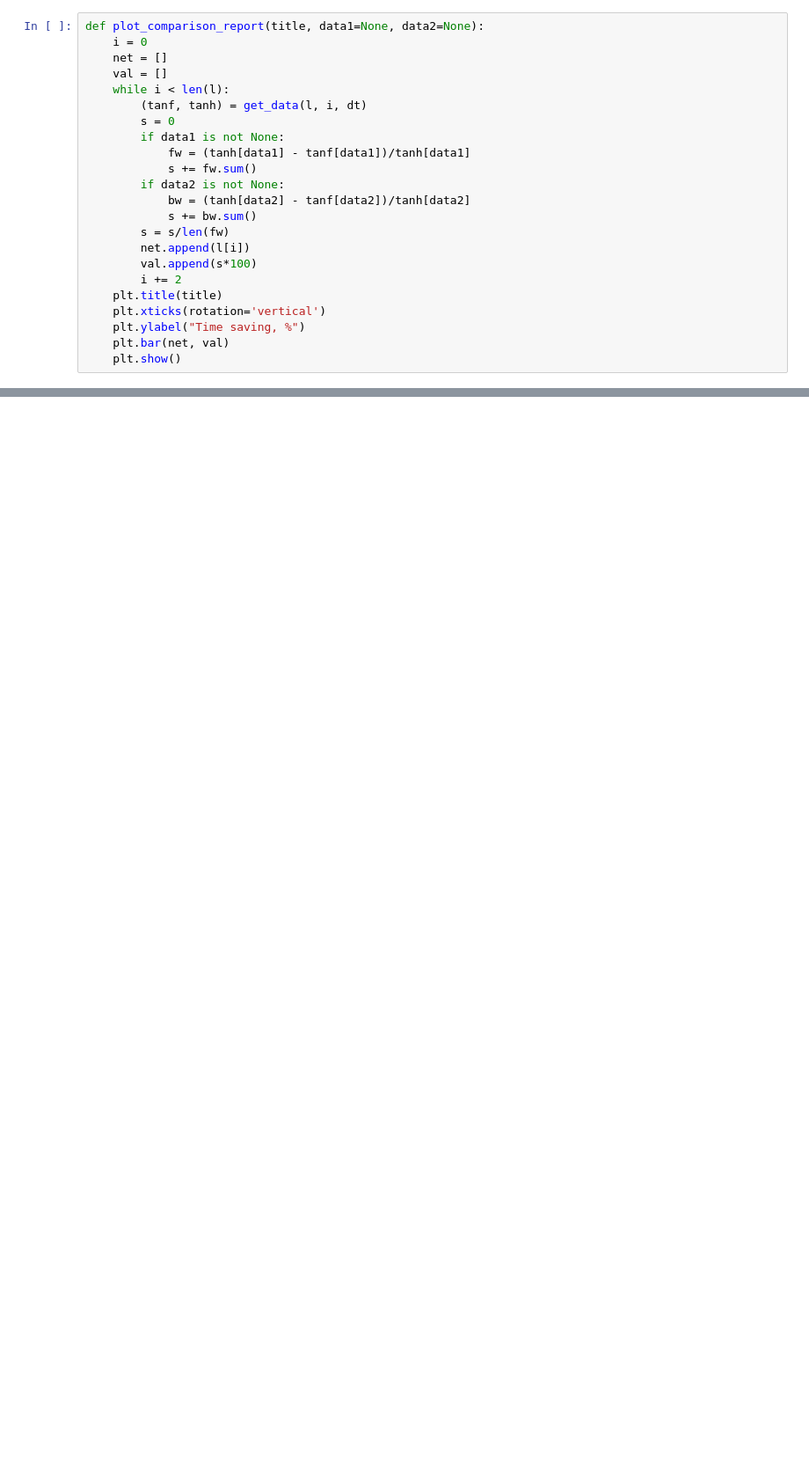
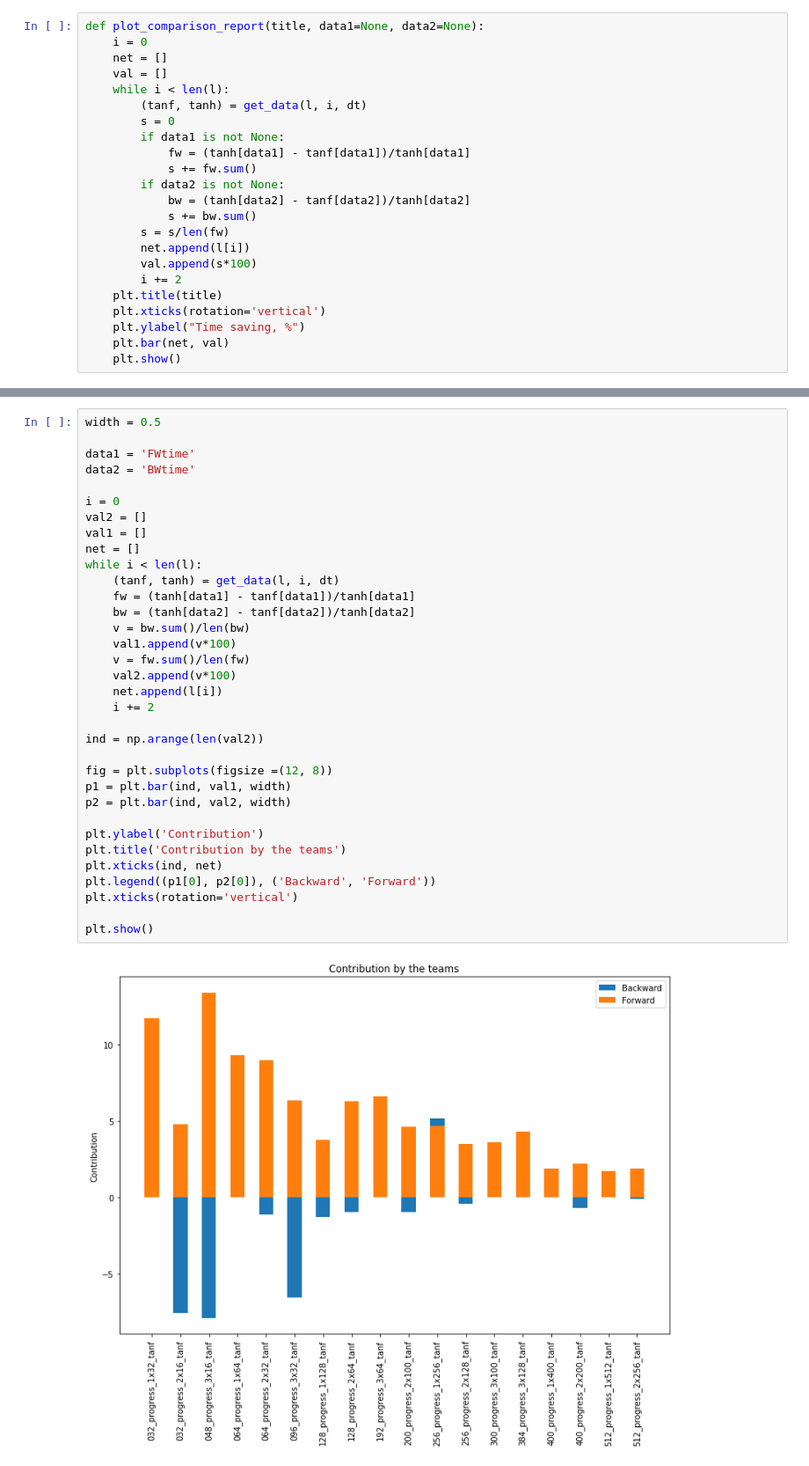
Before and after one commit to phatware/lstm-optimizations, a Jupyter notebook: lstm-net-size-analysis.ipynb, the cells around one changed output, grey strips where cells are left out. Shown at 88% size. Drawn from its saved outputs; the diff is of its cells as text; blank space fills up the shorter version.

```diff
--- a/lstm-net-size-analysis.ipynb
+++ b/lstm-net-size-analysis.ipynb
@@ -139,0 +170,36 @@ plot_comparison_report('Forward Only', 'FWtime')
+# %%
+width = 0.5
+
+data1 = 'FWtime'
+data2 = 'BWtime'
+
+i = 0
+val2 = []
+val1 = []
+net = []
+while i < len(l):
+    (tanf, tanh) = get_data(l, i, dt)
+    fw = (tanh[data1] - tanf[data1])/tanh[data1]
+    bw = (tanh[data2] - tanf[data2])/tanh[data2]
+    v = bw.sum()/len(bw)
+    val1.append(v*100)
+    v = fw.sum()/len(fw)
+    val2.append(v*100)
+    net.append(l[i])
+    i += 2
+
+ind = np.arange(len(val2))
+
+fig = plt.subplots(figsize =(12, 8))
+p1 = plt.bar(ind, val1, width)
+p2 = plt.bar(ind, val2, width)
+
+plt.ylabel('Contribution')
+plt.title('Contribution by the teams')
+plt.xticks(ind, net)
+plt.legend((p1[0], p2[0]), ('Backward', 'Forward'))
+plt.xticks(rotation='vertical')
+
+plt.show()
+# %% [output]
+[figure, added]
```
Also changed, not shown: parts of 6 cells of this notebook, 12 other files.
